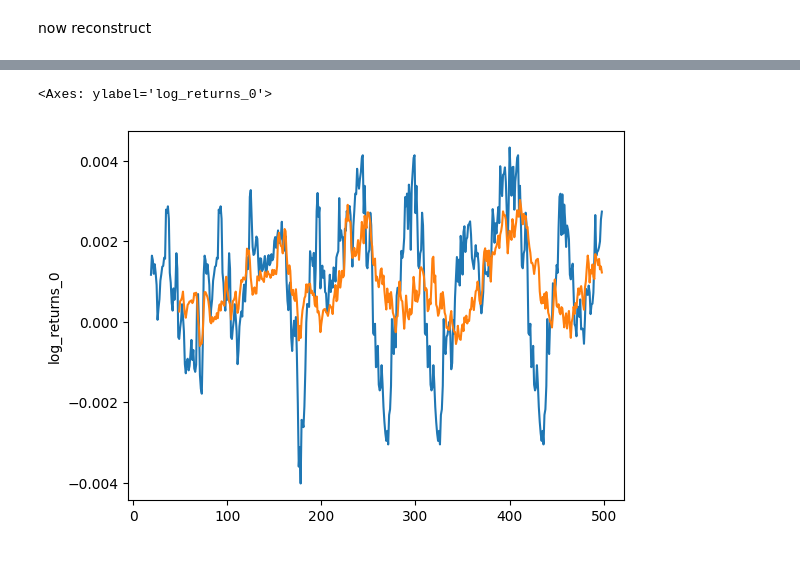
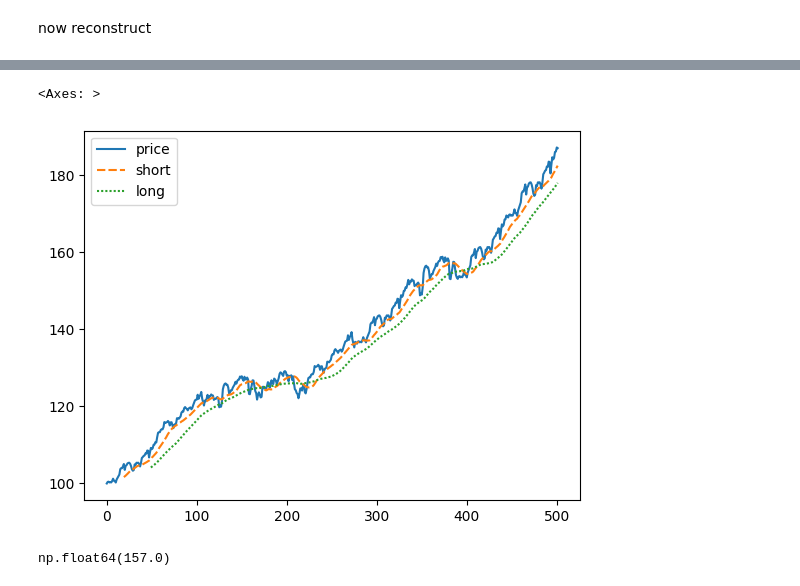
Before and after one commit to Oliver-De-Fusco/6CAP-TA-Code, a Jupyter notebook: bootstrapping.ipynb, the cells around one changed output, grey strips where cells are left out. Drawn from its saved outputs; the diff is of its cells as text; code cells hidden in the pictures.

```diff
--- a/bootstrapping.ipynb
+++ b/bootstrapping.ipynb
@@ -103,8 +109,9 @@ sns.lineplot(boot_df.cumsum(),dashes=False,legend=False)
 # %%
 def create_sma(data,sma1=20,sma2=50):
     data = data[:]
-    data["sma1"] = data.rolling(sma1).mean()
-    data["sma2"] = data.rolling(sma2).mean()
-    return data
+    price = np.array([100]*len(data))
+    price = price * np.exp(data.cumsum())
+    return pd.DataFrame({"price":price,"log_return":data,"short":price.rolling(sma1).mean(), "long":price.rolling(sma2).mean()})
 
-create_sma(boot_df["0"])
+
+create_sma(boot_df["log_returns_0"])
@@ -111,6 +132,7 @@ create_sma(boot_df["0"])
-# %%
-sns.lineplot(short)
-sns.lineplot(long)
-# %% [output]
-<Axes: ylabel='log_returns_0'>
-[figure, removed]
+# %%
+sim_data = create_sma(boot_df["log_returns_5"])
+
+sns.lineplot(sim_data[["price","short","long"]])
+# %% [output]
+<Axes: >
+[figure, added]
@@ -116,0 +152,4 @@ sns.lineplot(long)
+# %%
+np.array(trades).mean()
+# %% [output]
+np.float64(157.0)
```
Also changed, not shown: parts of 16 cells of this notebook, 2 other files.
